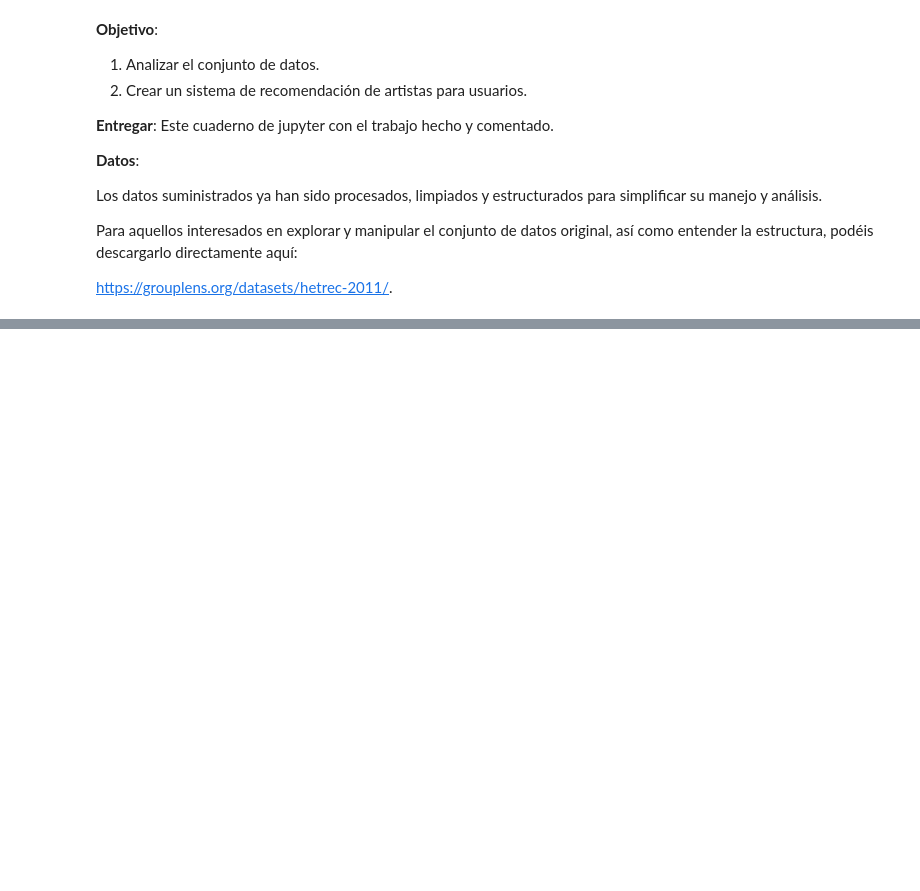
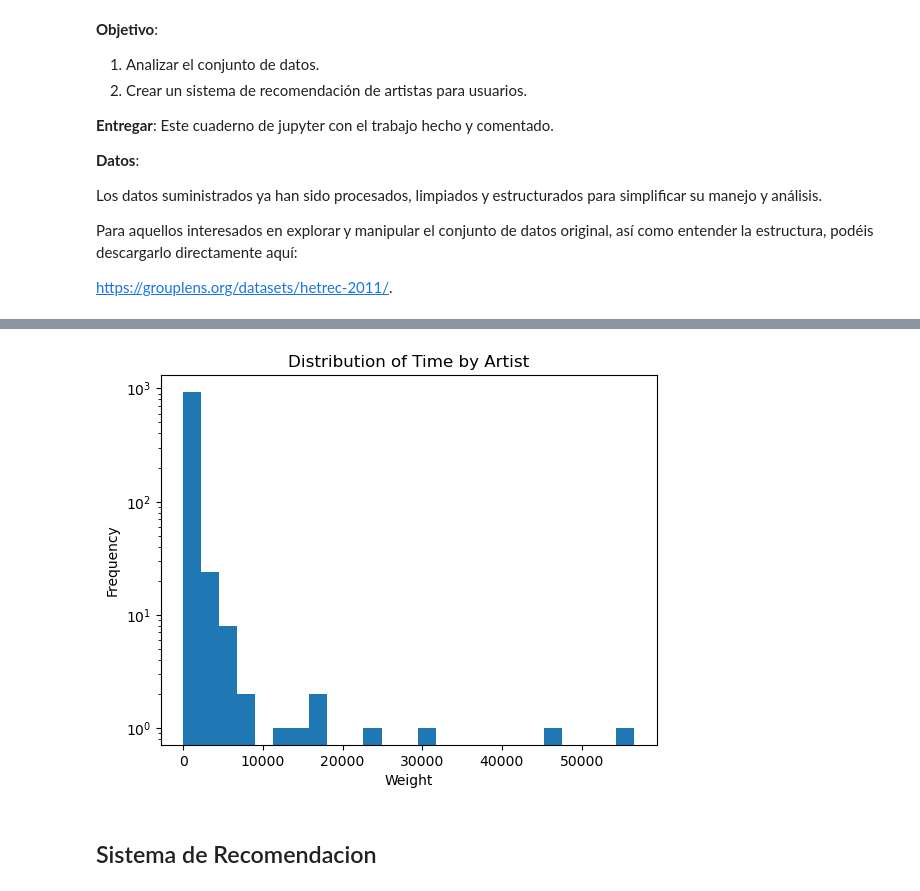
Before and after one commit to apardods/ml3-p2, a Jupyter notebook: ml3_project2.ipynb, the cells around one changed output, grey strips where cells are left out. Saved outputs shown, nothing was run; the diff lists cells and outputs as text; code cells hidden in the pictures; blank space fills up the shorter version.

```diff
--- a/ml3_project2.ipynb
+++ b/ml3_project2.ipynb
@@ -46,0 +90,13 @@ print(users.head())
+# %%
+Q1 = user_artist_count.quantile(0.25)
+Q3 = user_artist_count.quantile(0.75)
+IQR = Q3 - Q1
+
+lower_bound = Q1 - 1.5 * IQR
+upper_bound = Q3 + 1.5 * IQR
+
+outliers = user_artist_count[(user_artist_count < lower_bound) | (user_artist_count > upper_bound)]
+percentage_of_outliers = (len(outliers) / len(user_artist_count))
+
+percentage_of_outliers = round(percentage_of_outliers, 3)
+print(str(percentage_of_outliers) + " of the data are outliers")
@@ -46,0 +105,3 @@ print(users.head())
+# %%
+# Remove outliers
+users = users[users['userID'].isin(user_artist_count[user_artist_count < upper_bound].index)]
@@ -46,0 +128,14 @@ print(users.head())
+# %%
+#remove the artist with id 289 as 5 times larger than others
+users = users[users['artistID'] != 289]
+# %%
+users.groupby('artistID')['weight'].sum().plot(kind='hist', bins=25)
+plt.xlabel('Weight')
+plt.ylabel('Frequency')
+plt.yscale('log')
+plt.title('Distribution of Time by Artist')
+plt.show()
+# %% [output]
+[figure, added]
+# %% [markdown]
+## Sistema de Recomendacion
```
Also changed, not shown: parts of 10 cells of this notebook.
